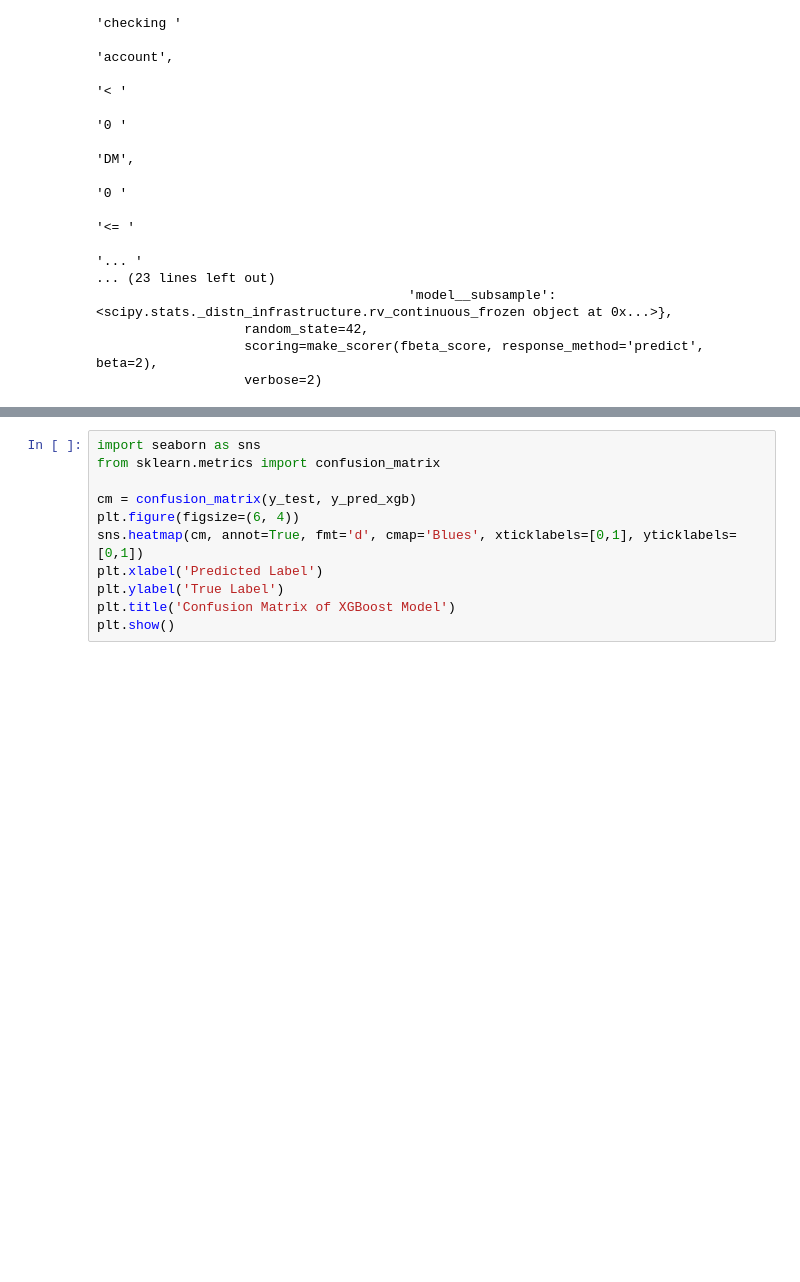
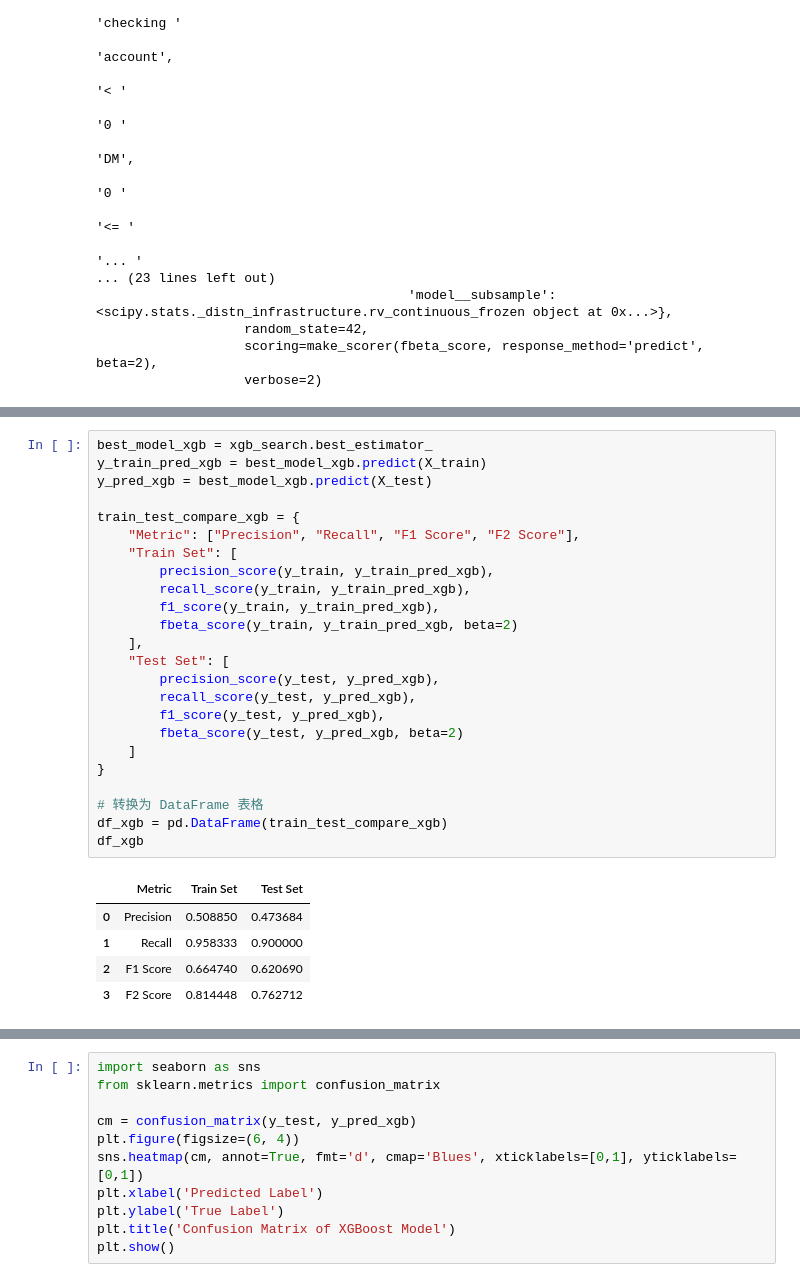
Before and after one commit to gracez-20/credit_risk_predictor, a Jupyter notebook: notebooks/2_modeling_pipeline.ipynb, the cells around one changed output, grey strips where cells are left out. Drawn from its saved outputs; the diff is of its cells as text; blank space fills up the shorter version.

```diff
--- a/notebooks/2_modeling_pipeline.ipynb
+++ b/notebooks/2_modeling_pipeline.ipynb
@@ -312,3 +320,33 @@ Best F2 score: 0.699356717962342
+# %%
+best_model_xgb = xgb_search.best_estimator_
+y_train_pred_xgb = best_model_xgb.predict(X_train)
+y_pred_xgb = best_model_xgb.predict(X_test)
+
+train_test_compare_xgb = {
+    "Metric": ["Precision", "Recall", "F1 Score", "F2 Score"],
+    "Train Set": [
+        precision_score(y_train, y_train_pred_xgb),
+        recall_score(y_train, y_train_pred_xgb),
+        f1_score(y_train, y_train_pred_xgb),
+        fbeta_score(y_train, y_train_pred_xgb, beta=2)
+    ],
+    "Test Set": [
+        precision_score(y_test, y_pred_xgb),
+        recall_score(y_test, y_pred_xgb),
+        f1_score(y_test, y_pred_xgb),
+        fbeta_score(y_test, y_pred_xgb, beta=2)
+    ]
+}
+
+# 转换为 DataFrame 表格
+df_xgb = pd.DataFrame(train_test_compare_xgb)
+df_xgb
+# %% [output]
+|  | Metric | Train Set | Test Set |
+| 0 | Precision | 0.508850 | 0.473684 |
+| 1 | Recall | 0.958333 | 0.900000 |
+| 2 | F1 Score | 0.664740 | 0.620690 |
+| 3 | F2 Score | 0.814448 | 0.762712 |
 # %%
 from sklearn.metrics import classification_report
 
```
Also changed, not shown: parts of 14 cells of this notebook.
